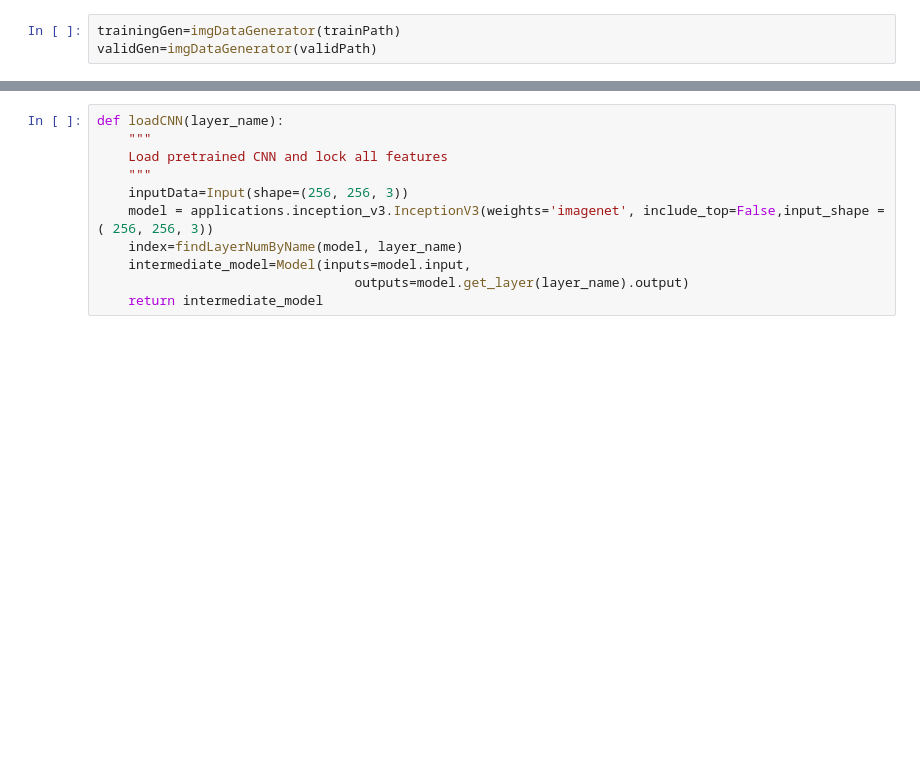
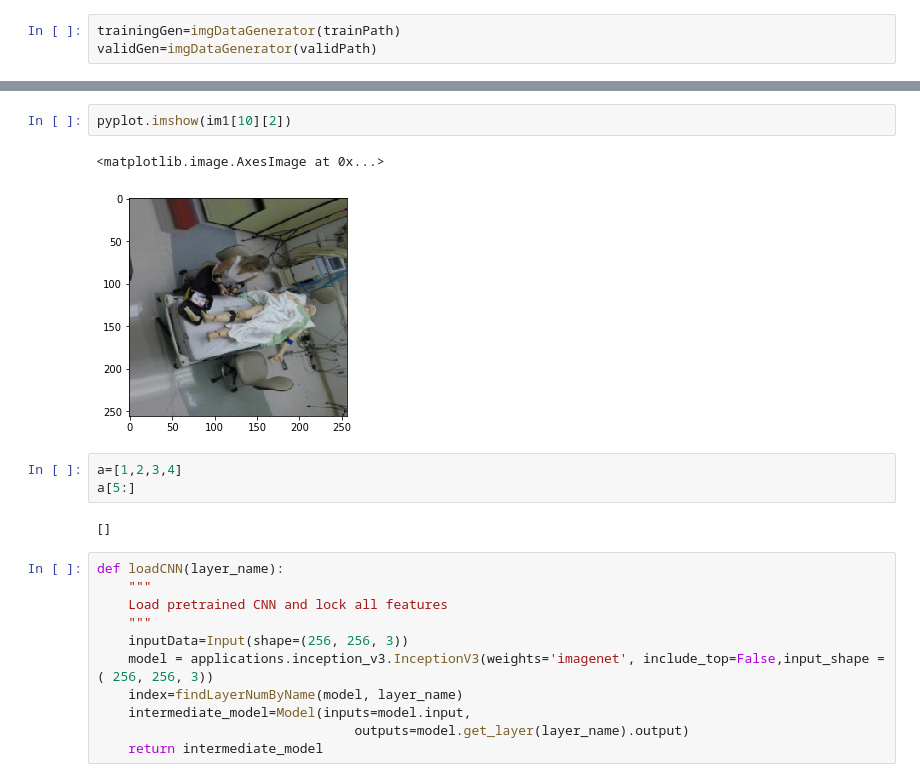
Before and after one commit to Lingfeng158/CELA-VideoClassification, a Jupyter notebook: CNNLateFusion/LateFusion.ipynb, the cells around one changed output, grey strips where cells are left out. Drawn from its saved outputs; the diff is of its cells as text; blank space fills up the shorter version.

```diff
--- a/CNNLateFusion/LateFusion.ipynb
+++ b/CNNLateFusion/LateFusion.ipynb
@@ -37,3 +58,13 @@ validGen=imgDataGenerator(validPath)
+# %%
+pyplot.imshow(im1[10][2])
+# %% [output]
+<matplotlib.image.AxesImage at 0x...>
+[figure, added]
+# %%
+a=[1,2,3,4]
+a[5:]
+# %% [output]
+[]
 # %%
 def loadCNN(layer_name):
     """
```
Also changed, not shown: parts of 6 cells of this notebook, 3 other files.
